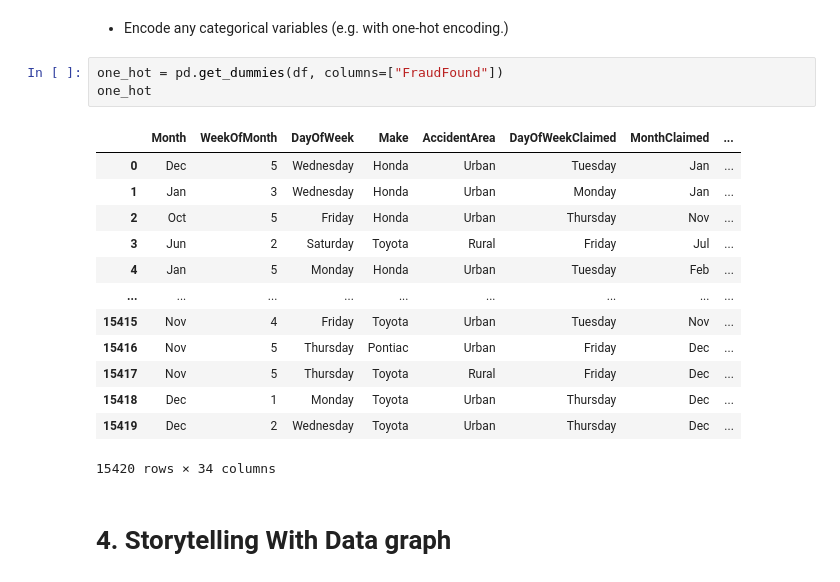
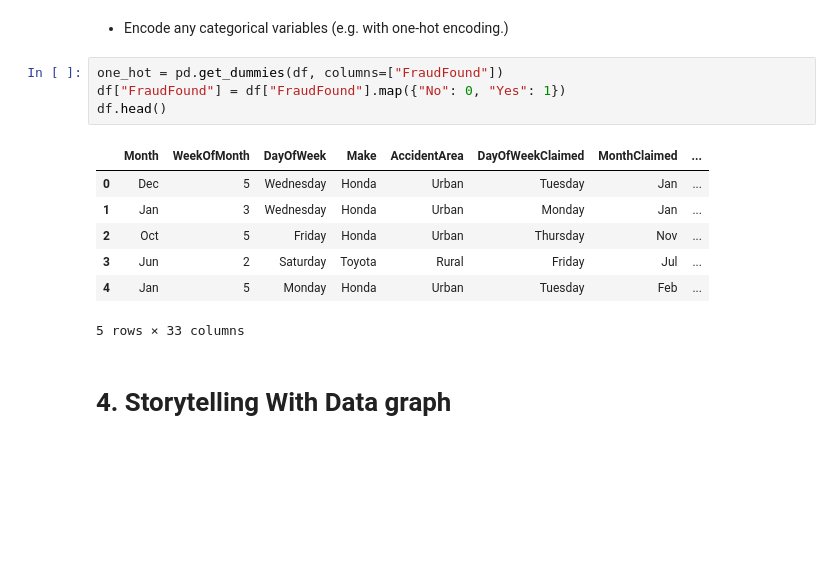
Before and after one commit to DorryJing/2025-spring-B2, a Jupyter notebook: OMDS-Mod2B2-week2-Jing-Dorry.ipynb, the cells around one changed output. Cells and saved outputs as stored; diff of their text form; blank space fills up the shorter version.

```diff
--- a/OMDS-Mod2B2-week2-Jing-Dorry.ipynb
+++ b/OMDS-Mod2B2-week2-Jing-Dorry.ipynb
@@ -195,21 +195,16 @@ df_age_0
 - Encode any categorical variables (e.g. with one-hot encoding.)
 # %%
 one_hot = pd.get_dummies(df, columns=["FraudFound"])
-one_hot
+df["FraudFound"] = df["FraudFound"].map({"No": 0, "Yes": 1})
+df.head()
 # %% [output]
 |  | Month | WeekOfMonth | DayOfWeek | Make | AccidentArea | DayOfWeekClaimed | MonthClaimed | ... |
 | 0 | Dec | 5 | Wednesday | Honda | Urban | Tuesday | Jan | ... |
 | 1 | Jan | 3 | Wednesday | Honda | Urban | Monday | Jan | ... |
 | 2 | Oct | 5 | Friday | Honda | Urban | Thursday | Nov | ... |
 | 3 | Jun | 2 | Saturday | Toyota | Rural | Friday | Jul | ... |
 | 4 | Jan | 5 | Monday | Honda | Urban | Tuesday | Feb | ... |
-| ... | ... | ... | ... | ... | ... | ... | ... | ... |
-| 15415 | Nov | 4 | Friday | Toyota | Urban | Tuesday | Nov | ... |
-| 15416 | Nov | 5 | Thursday | Pontiac | Urban | Friday | Dec | ... |
-| 15417 | Nov | 5 | Thursday | Toyota | Rural | Friday | Dec | ... |
-| 15418 | Dec | 1 | Monday | Toyota | Urban | Thursday | Dec | ... |
-| 15419 | Dec | 2 | Wednesday | Toyota | Urban | Thursday | Dec | ... |
-15420 rows × 34 columns
+5 rows × 33 columns
 # %% [markdown]
 # 4. Storytelling With Data graph
 # %% [markdown]
```
